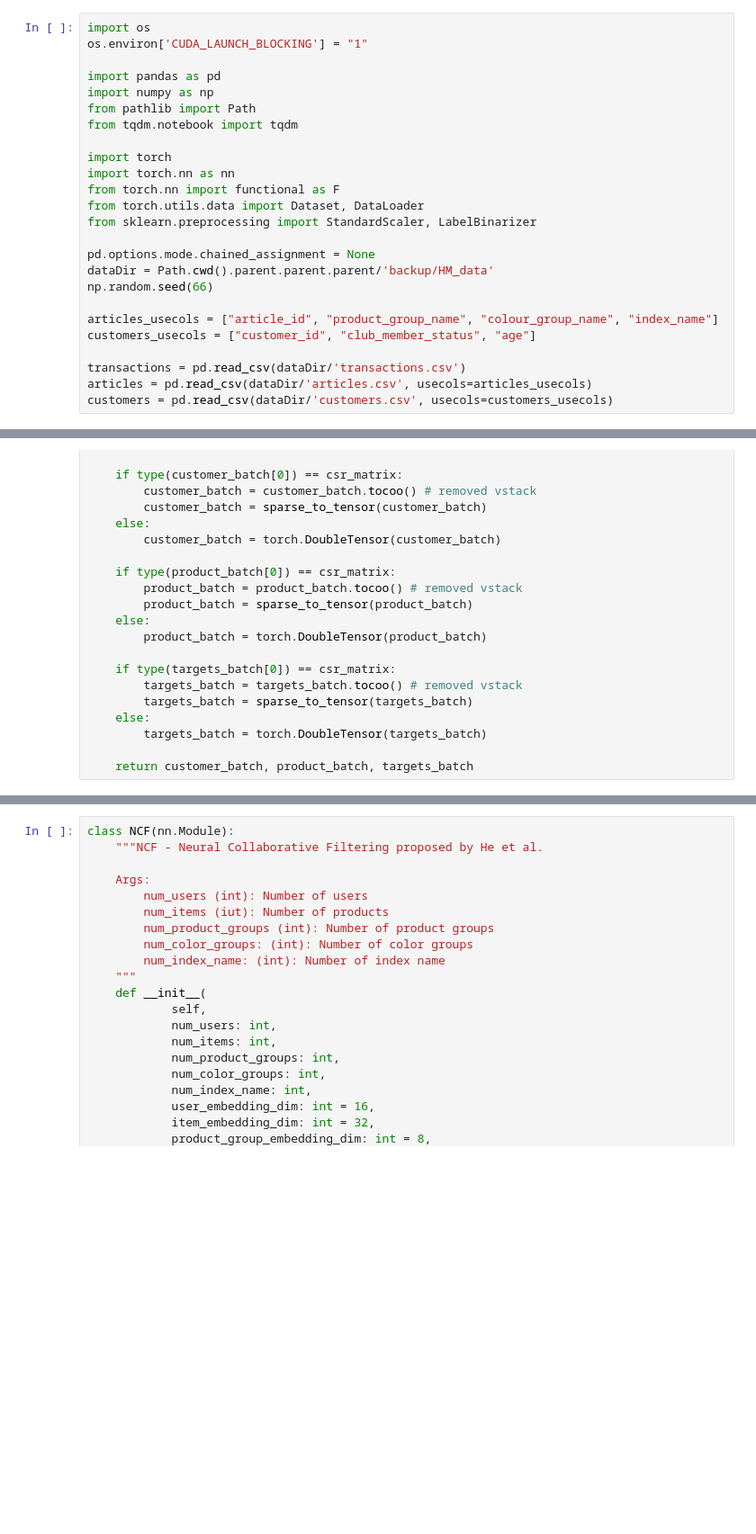
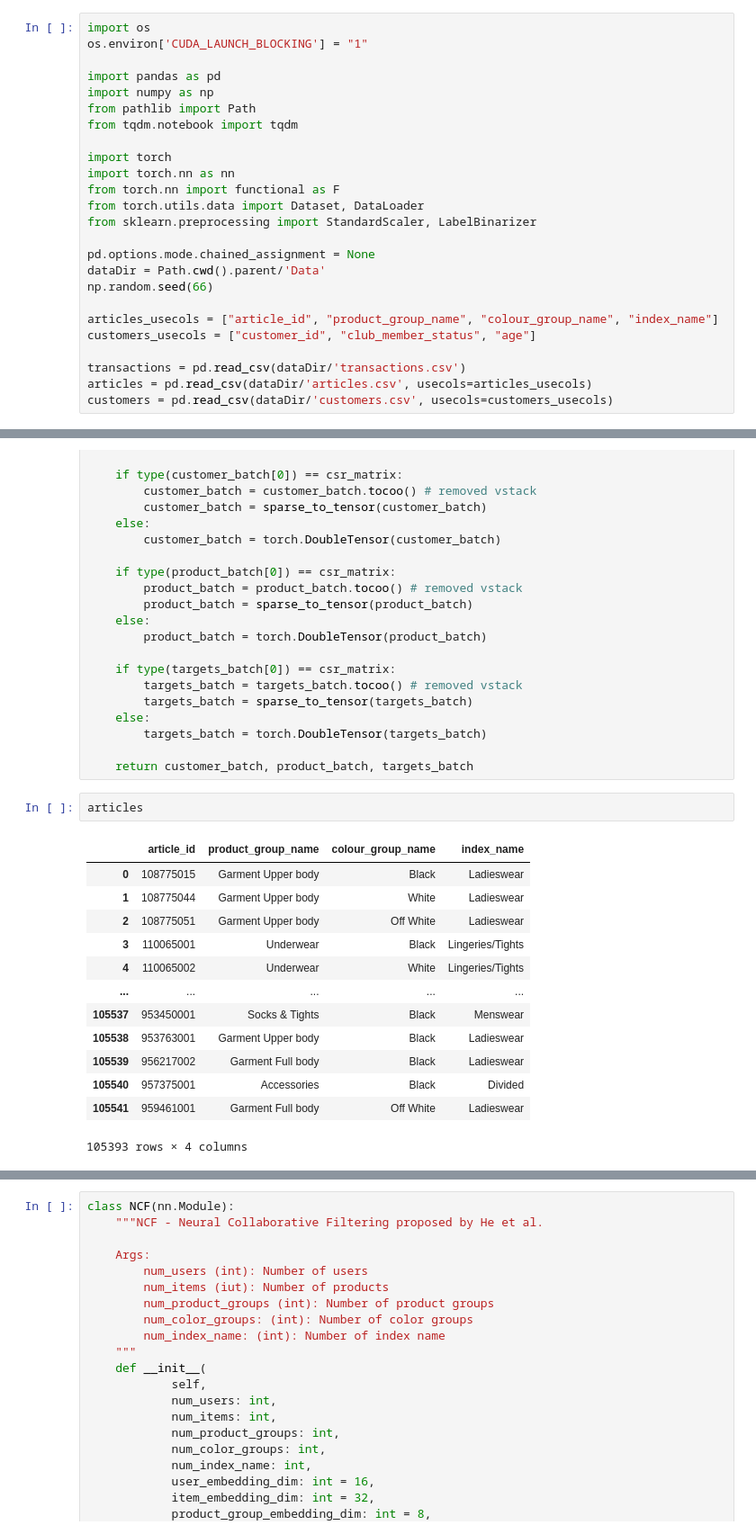
Before and after one commit to Haoyuan-L/Fed_DataMesh, a Jupyter notebook: Centralized_RecNN/train.ipynb, the cells around one changed output, grey strips where cells are left out. Shown at 90% size. Saved outputs shown, nothing was run; the diff lists cells and outputs as text; blank space fills up the shorter version.

```diff
--- a/Centralized_RecNN/train.ipynb
+++ b/Centralized_RecNN/train.ipynb
@@ -14,7 +14,7 @@ from torch.utils.data import Dataset, DataLoader
 from sklearn.preprocessing import StandardScaler, LabelBinarizer
 
 pd.options.mode.chained_assignment = None
-dataDir = Path.cwd().parent.parent.parent/'backup/HM_data'
+dataDir = Path.cwd().parent/'Data'
 np.random.seed(66)
 
 articles_usecols = ["article_id", "product_group_name", "colour_group_name", "index_name"]
@@ -193,3 +189,19 @@ def sparse_batch_collate(batch):
         targets_batch = torch.DoubleTensor(targets_batch)
 
     return customer_batch, product_batch, targets_batch
+# %%
+articles
+# %% [output]
+|  | article_id | product_group_name | colour_group_name | index_name |
+| 0 | 108775015 | Garment Upper body | Black | Ladieswear |
+| 1 | 108775044 | Garment Upper body | White | Ladieswear |
+| 2 | 108775051 | Garment Upper body | Off White | Ladieswear |
+| 3 | 110065001 | Underwear | Black | Lingeries/Tights |
+| 4 | 110065002 | Underwear | White | Lingeries/Tights |
+| ... | ... | ... | ... | ... |
+| 105537 | 953450001 | Socks & Tights | Black | Menswear |
+| 105538 | 953763001 | Garment Upper body | Black | Ladieswear |
+| 105539 | 956217002 | Garment Full body | Black | Ladieswear |
+| 105540 | 957375001 | Accessories | Black | Divided |
+| 105541 | 959461001 | Garment Full body | Off White | Ladieswear |
+105393 rows × 4 columns
```
Also changed, not shown: parts of 20 cells of this notebook, 1 other file.
